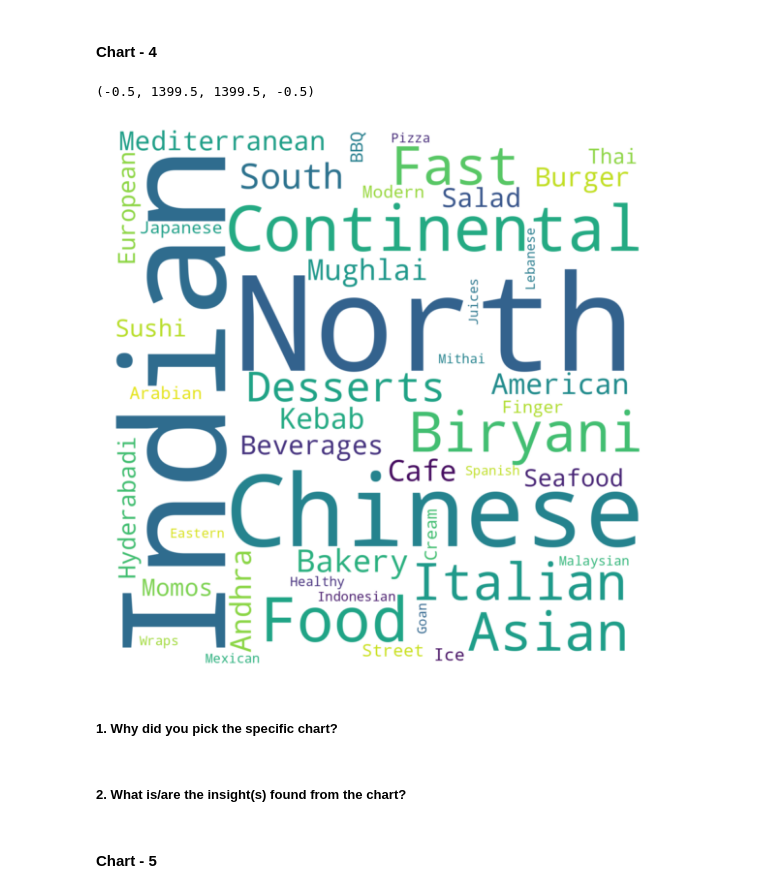
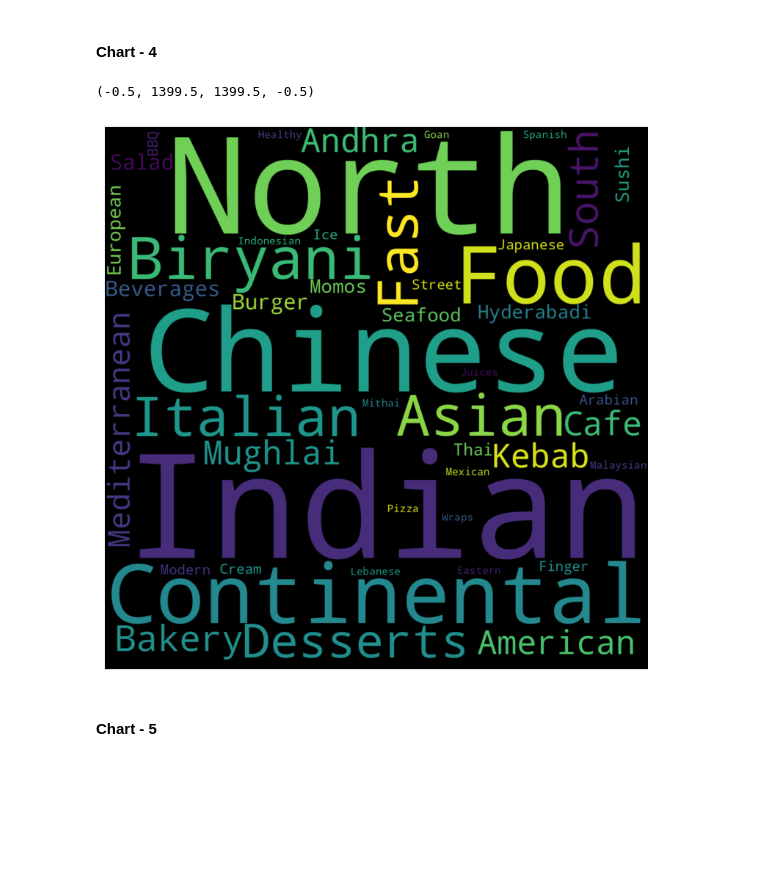
Before and after one commit to KolekarPramod/Zomato-Restaurant-Clustering-And-Sentiment-Analysis, a Jupyter notebook: Zomato_Restaurant_Clustering_And_Sentiment_Analysis.ipynb, the cells around one changed output. Cells and saved outputs as stored; diff of their text form; code cells hidden in the pictures; blank space fills up the shorter version.

```diff
--- a/Zomato_Restaurant_Clustering_And_Sentiment_Analysis.ipynb
+++ b/Zomato_Restaurant_Clustering_And_Sentiment_Analysis.ipynb
@@ -357,0 +414,3 @@ print(df2['Rating'].mean())
+# %%
+# Renaming in dataframe "Name" to "Restaurant"
+df1 = df1.rename(columns = {'Name':'Restaurant'})
@@ -454,22 +525,0 @@ Name: Cuisines, Length: 105, dtype: object
-# %%
-# storing all the cusines in a dict
-cuis_dict = {}
-for names in cuisine_list:
-    for name in names:
-        if (name in cuis_dict):
-            cuis_dict[name]+=1
-        else:
-            cuis_dict[name]=1
-
-# converting the dict to a data frame
-cuis_df=pd.DataFrame.from_dict([cuis_dict]).transpose().reset_index().rename(columns={'index':'Cuisine',0:'Number of Restaurants'})
-
-# graph for most cusines served in df1
-sns.barplot(y='Cuisine',
-            x="Number of Restaurants",
-            data=cuis_df,
-            order=cuis_df.sort_values('Number of Restaurants',ascending=False).Cuisine[:15])
-plt.title('15 Most served cusines in Restaurants', fontsize=18)
-plt.xlabel('Number of Restaurants', fontsize=15)
-plt.ylabel('Cuisines', fontsize=15)
-plt.show()
@@ -537,25 +545,21 @@ plt.show()
 #### Chart - 4
 # %%
 #Creating the text variable
-
+plt.figure(figsize=(15,8))
 text = " ".join(name for name in df1.Cuisines )
 
 
 # Creating word_cloud with text as argument in .generate() method
 
-word_cloud = WordCloud(width = 1400, height = 1400,collocations = False, background_color = 'white').generate(text)
+word_cloud = WordCloud(width = 1400, height = 1400,collocations = False, background_color = 'black').generate(text)
 
 # Display the generated Word Cloud
 
 plt.imshow(word_cloud, interpolation='bilinear')
 
 plt.axis("off")
 # %% [output]
 (-0.5, 1399.5, 1399.5, -0.5)
-[figure, old version]
+[figure, new version]
-# %% [markdown]
-##### 1. Why did you pick the specific chart?
-# %% [markdown]
-##### 2. What is/are the insight(s) found from the chart?
 # %% [markdown]
 #### Chart - 5
```
Also changed, not shown: parts of 228 cells of this notebook.
